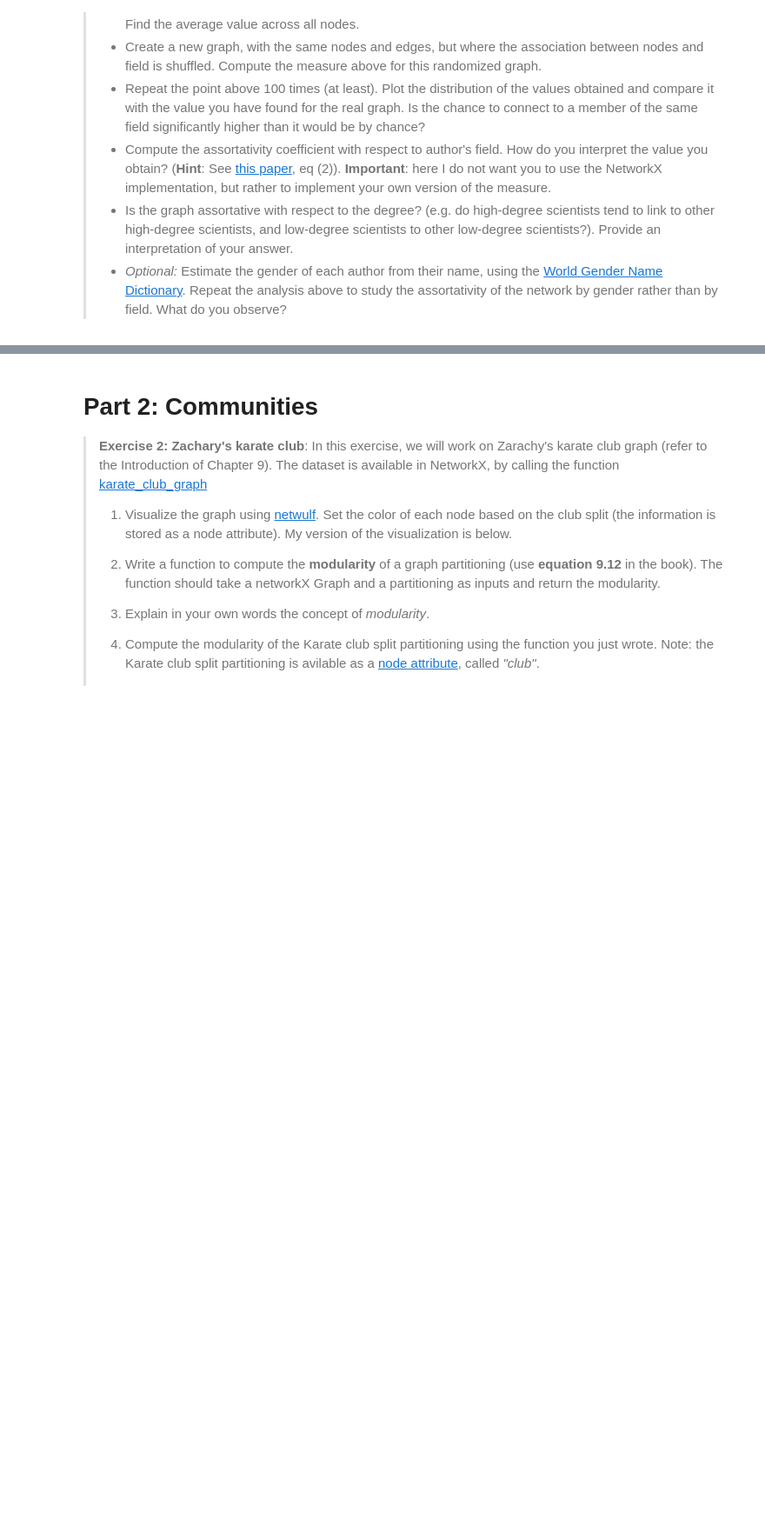
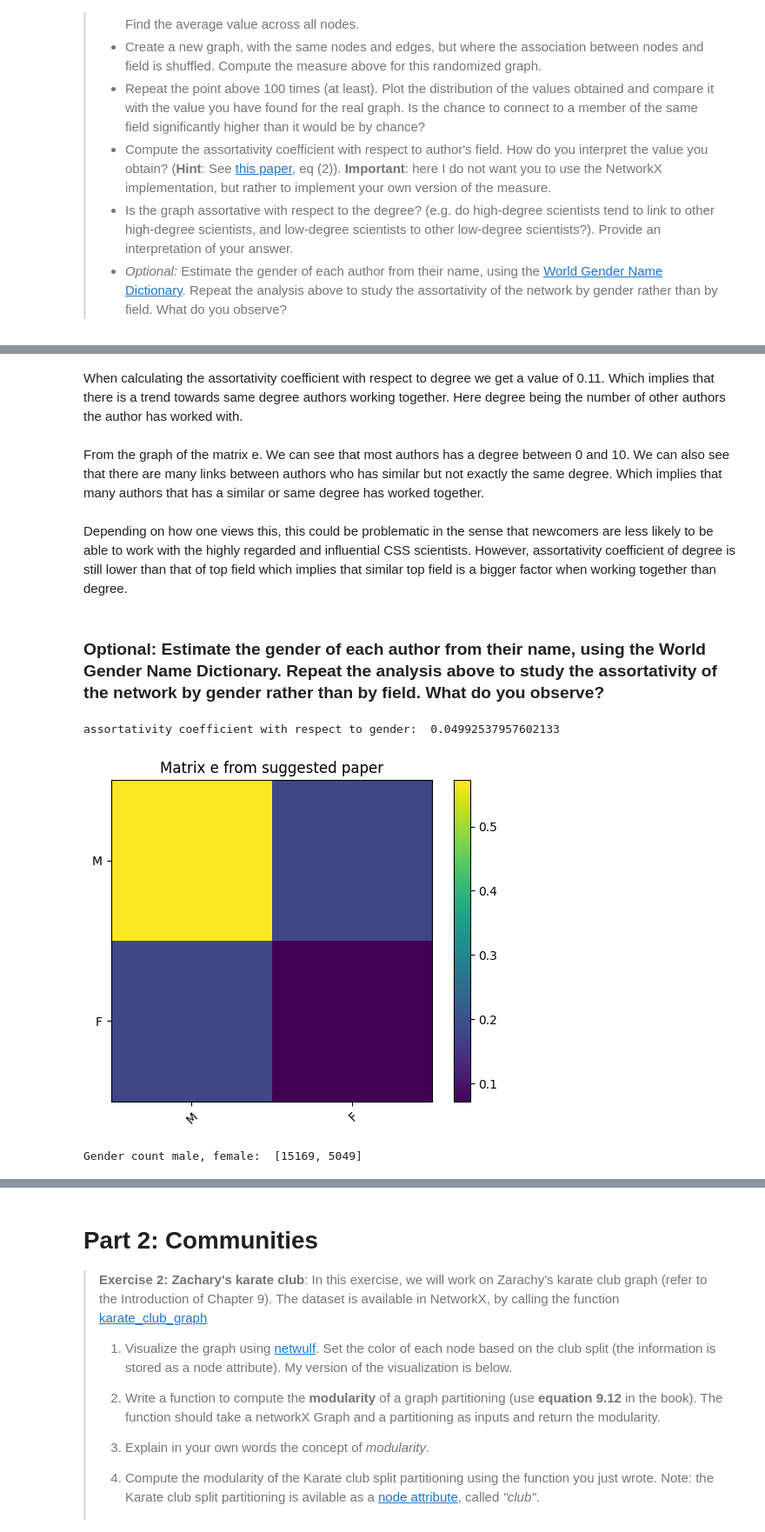
Before and after one commit to christian-kento-rasmussen/02467-Computational-Social-Science-projects, a Jupyter notebook: Assignment 2.ipynb, the cells around one changed output, grey strips where cells are left out. Shown at 87% size. Drawn from its saved outputs; the diff is of its cells as text; code cells hidden in the pictures; blank space fills up the shorter version.

Commit message:
We finished assignment 2 and 3 as a team
We all worked together in this commit

```diff
--- a/Assignment 2.ipynb
+++ b/Assignment 2.ipynb
@@ -107,0 +233,72 @@ for i in range(n):
+# %% [markdown]
+When calculating the assortativity coefficient with respect to degree we get a value of  0.11. Which implies that there is a trend towards same degree authors working together. Here degree being the number of other authors the author has worked with.
+# %% [markdown]
+From the graph of the matrix e. We can see that most authors has a degree between 0 and 10. We can also see that there are many links between authors who has similar but not exactly the same degree. Which implies that many authors that has a similar or same degree has worked together.
+# %% [markdown]
+Depending on how one views this, this could be problematic in the sense that newcomers are less likely to be able to work with the highly regarded and influential CSS scientists. However, assortativity coefficient of degree is still lower than that of top field which implies that similar top field is a bigger factor when working together than degree.
+# %% [markdown]
+### Optional: Estimate the gender of each author from their name, using the World Gender Name Dictionary. Repeat the analysis above to study the assortativity of the network by gender rather than by field. What do you observe?
+# %%
+# We load the name to gender dataset from https://doi.org/10.7910/DVN/MSEGSJ
+wgnd = pd.read_csv('/work/wgnd_2_0_name-gender_nocode.csv')
+# converts it to a dictionary
+wgnd_dict = wgnd.set_index('name')['gender'].to_dict()
+
+# Get the names of all auhtors
+node_names_dict = nx.get_node_attributes(G,'name')
+
+# creates a dictionary that maps each gender  to an index in the adjacency matrix 'e'.
+uniqe_genders = ["M","F"]
+uniqe_genders_mapping = {uniqe_genders[i]: i for i in range(len(uniqe_genders)) }
+e = np.zeros((len(uniqe_genders),len(uniqe_genders)))
+
+gender_count = [0,0]
+# Calcultes the matrix e from equation 2 in the recommended paper.
+for node1, node2 in G.edges:
+    # finds the gender using only first name
+    node1_name = node_names_dict.get(node1)
+    node1_gender = wgnd_dict.get(node1_name.split(' ')[0].strip().lower(),"NAME NOT FOUND")
+    node1_gender_index = uniqe_genders_mapping.get(node1_gender, "NAME NOT FOUND")
+
+    # finds the gender using only first name
+    node2_name = node_names_dict.get(node2)
+    node2_gender = wgnd_dict.get(node2_name.split(' ')[0].strip().lower(),"NAME NOT FOUND")
+    node2_gender_index = uniqe_genders_mapping.get(node2_gender, "NAME NOT FOUND")
+
+
+    # we ignore all links with first names we cant find the gender of
+    if node1_gender != "NAME NOT FOUND" and node2_gender != "NAME NOT FOUND":
+        e[node1_gender_index, node2_gender_index] += 1
+        e[node2_gender_index, node1_gender_index] += 1
+
+        # counts number of participants and their gender
+        gender_count[node1_gender_index] += 1
+        gender_count[node2_gender_index] += 1
+
+e /= np.sum(np.sum(e))
+
+# computes the assortativity coefficient
+ass_coef = (np.trace(e) - np.sum(np.matmul(e,e))) / (1-np.sum(np.matmul(e,e)))
+print("assortativity coefficient with respect to gender: ", ass_coef)
+
+# creates a plot to show the matrix e
+fig, ax = plt.subplots()
+im = ax.imshow(e)
+
+# Show all ticks and label them with the respective list entries
+ax.set_xticks(np.arange(len(uniqe_genders)), labels=uniqe_genders)
+ax.set_yticks(np.arange(len(uniqe_genders)), labels=uniqe_genders)
+plt.title('Matrix e from suggested paper')
+ax.figure.colorbar(im, ax=ax)
+
+# Rotate the tick labels and set their alignment.
+plt.setp(ax.get_xticklabels(), rotation=45, ha="right",
+         rotation_mode="anchor")
+
+plt.show()
+
+print("Gender count male, female: ", gender_count)
+# %% [output]
+assortativity coefficient with respect to gender:  0.04992537957602133
+[figure, added]
+Gender count male, female:  [15169, 5049]
```
Also changed, not shown: parts of 68 cells of this notebook.
